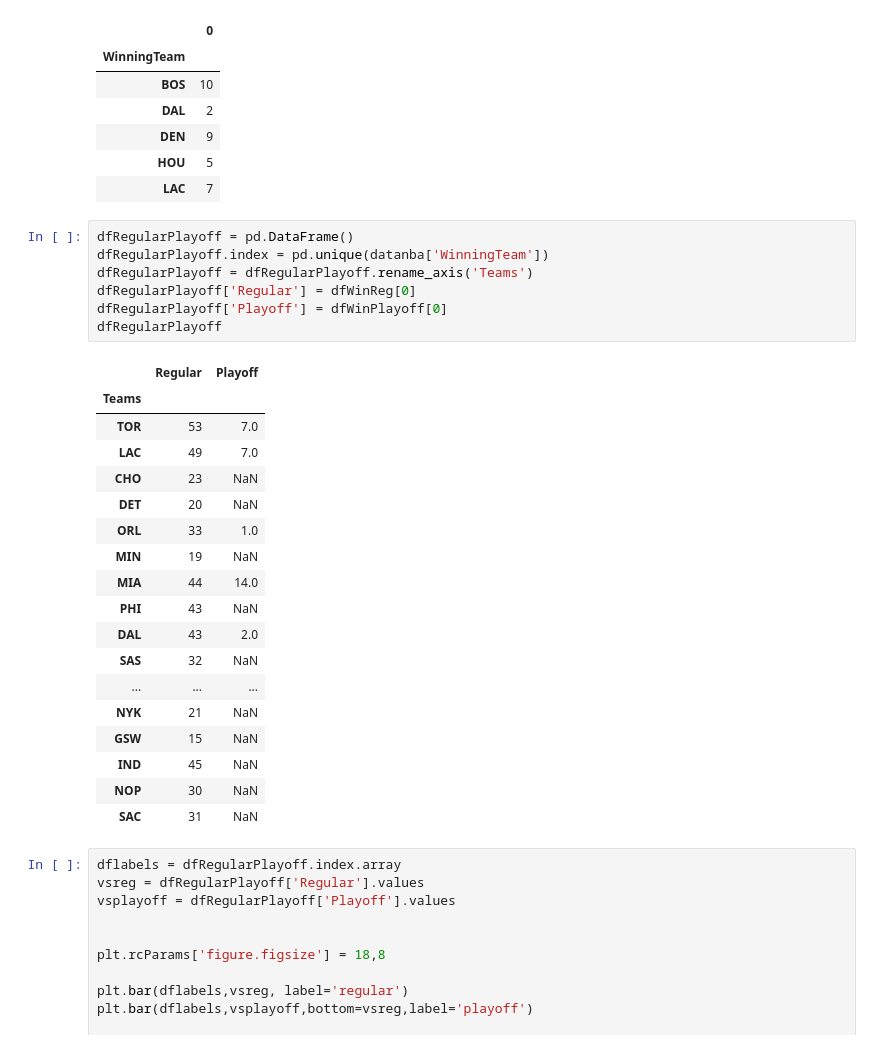
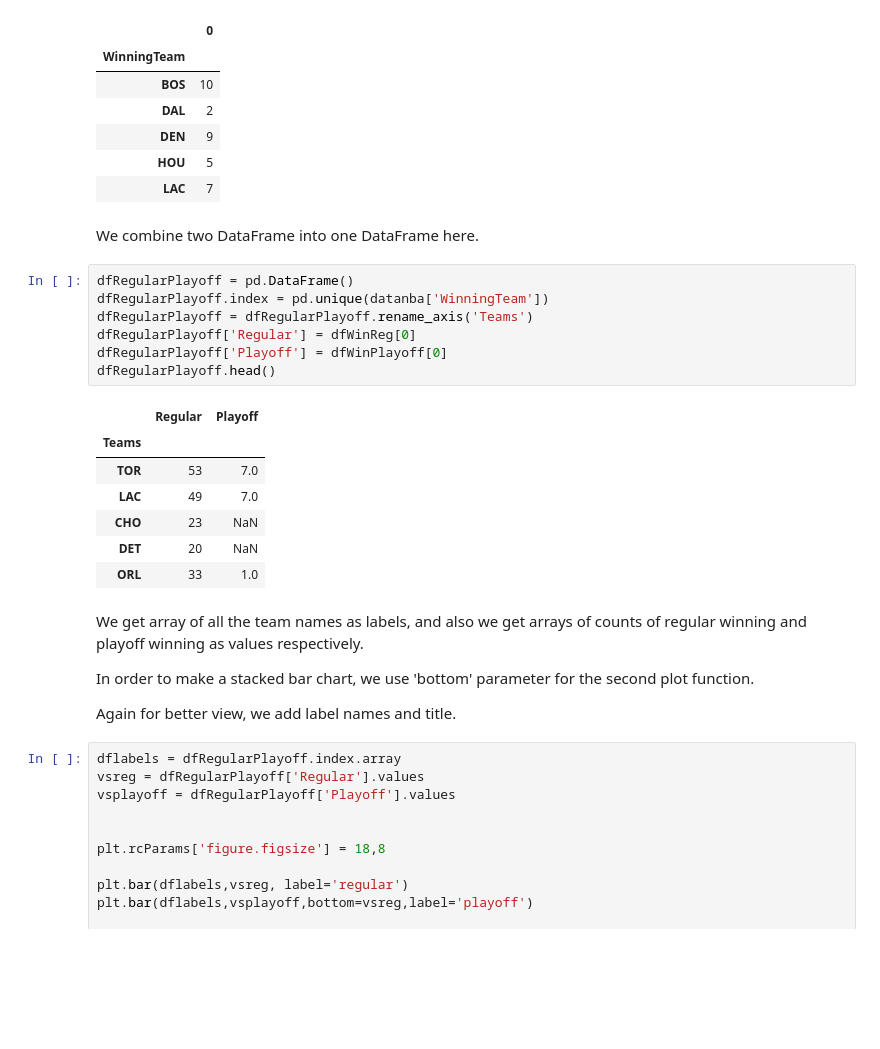
Before and after one commit to alpdoganfidan/MAT381E-IntroDataScience, a Jupyter notebook: HW2.ipynb, the cells around one changed output. Drawn from its saved outputs; the diff is of its cells as text; blank space fills up the shorter version.

```diff
--- a/HW2.ipynb
+++ b/HW2.ipynb
@@ -470,32 +503,29 @@ dfWinPlayoff.head()
 | DEN | 9 |
 | HOU | 5 |
 | LAC | 7 |
+# %% [markdown]
+We combine two DataFrame into one DataFrame here.
 # %%
 dfRegularPlayoff = pd.DataFrame()
 dfRegularPlayoff.index = pd.unique(datanba['WinningTeam'])
 dfRegularPlayoff = dfRegularPlayoff.rename_axis('Teams')
 dfRegularPlayoff['Regular'] = dfWinReg[0]
 dfRegularPlayoff['Playoff'] = dfWinPlayoff[0]
-dfRegularPlayoff
+dfRegularPlayoff.head()
 # %% [output]
 |  | Regular | Playoff |
 | Teams |  |  |
 | TOR | 53 | 7.0 |
 | LAC | 49 | 7.0 |
 | CHO | 23 | NaN |
 | DET | 20 | NaN |
 | ORL | 33 | 1.0 |
-| MIN | 19 | NaN |
-| MIA | 44 | 14.0 |
-| PHI | 43 | NaN |
-| DAL | 43 | 2.0 |
-| SAS | 32 | NaN |
-| ... | ... | ... |
-| NYK | 21 | NaN |
-| GSW | 15 | NaN |
-| IND | 45 | NaN |
-| NOP | 30 | NaN |
-| SAC | 31 | NaN |
+# %% [markdown]
+We get array of all the team names as labels, and also we get arrays of counts of regular winning and playoff winning as values respectively.
+
+In order to make a stacked bar chart, we use 'bottom' parameter for the second plot function.
+
+Again for better view, we add label names and title.
 # %%
 dflabels = dfRegularPlayoff.index.array
 vsreg = dfRegularPlayoff['Regular'].values
```
Also changed, not shown: parts of 29 cells of this notebook.
